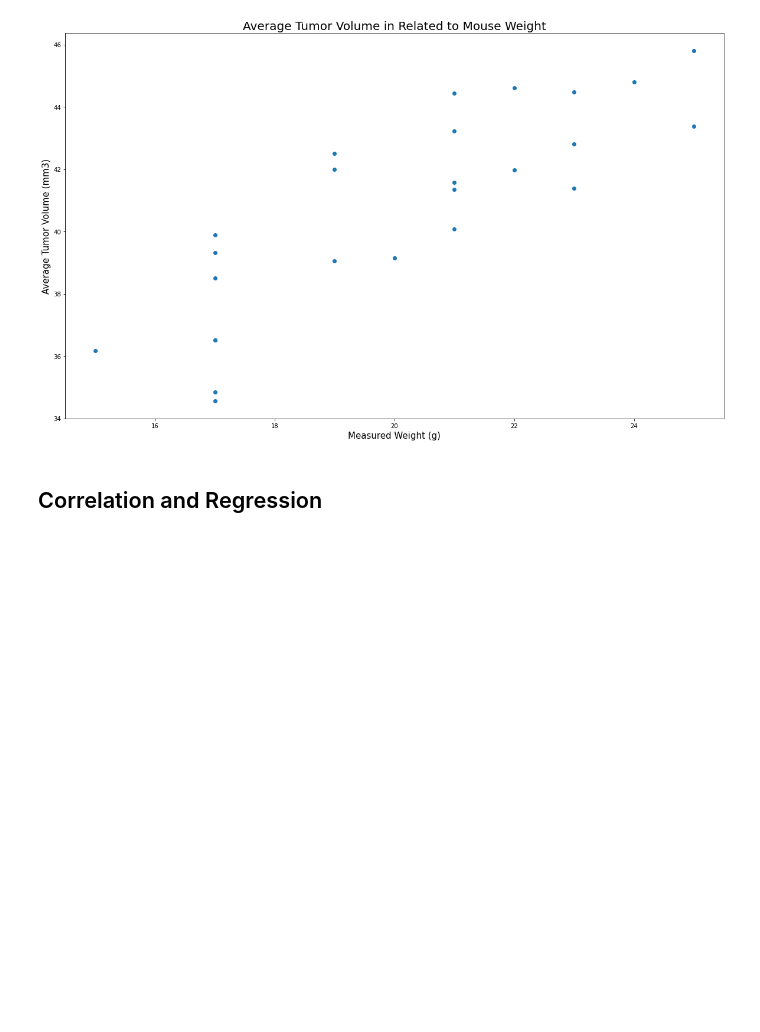
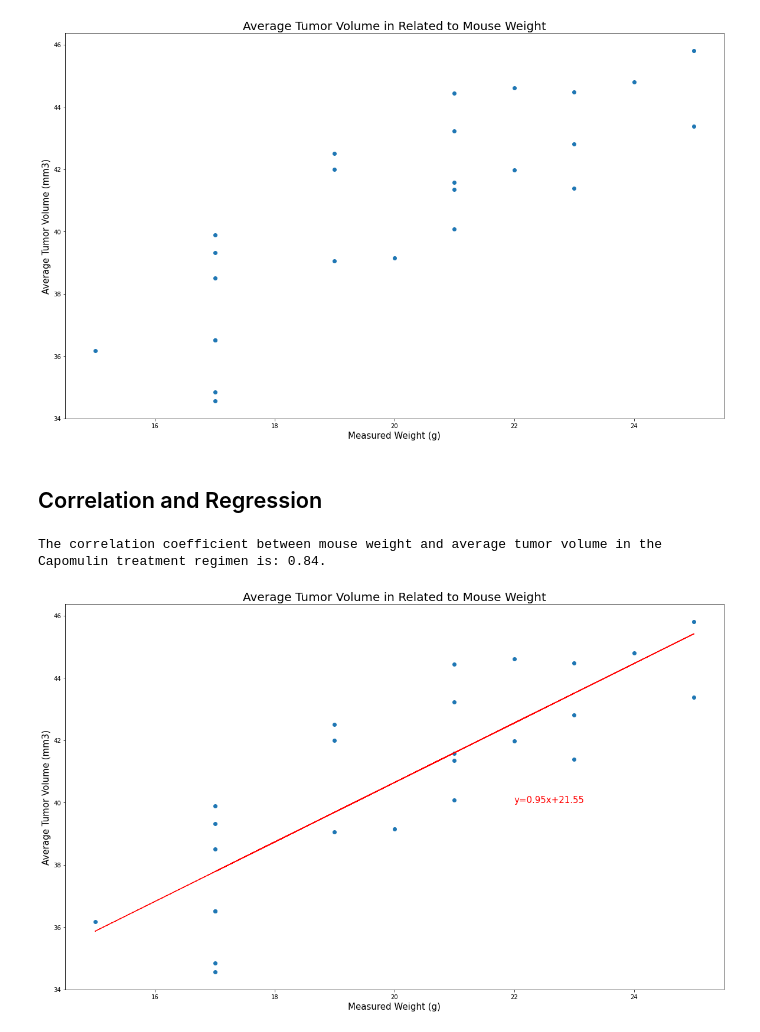
Before and after one commit to cieranmorris/Drug-Therapy-Animal-Study, a Jupyter notebook: pymaceuticals_starter.ipynb, the cells around one changed output. Drawn from its saved outputs; the diff is of its cells as text; code cells hidden in the pictures; blank space fills up the shorter version.

Commit message:
finished linear regression and correlation coefficient

```diff
--- a/pymaceuticals_starter.ipynb
+++ b/pymaceuticals_starter.ipynb
@@ -310,3 +310,40 @@ plt.show()
 # %%
 # Calculate the correlation coefficient and linear regression model
 # for mouse weight and average tumor volume for the Capomulin regimen
+print(f"The correlation coefficient between mouse weight and average tumor volume in the Capomulin treatment regimen is: {round(st.pearsonr(mean_weight, tumor_volume_mean)[0], 2)}.")
+# %% [output]
+The correlation coefficient between mouse weight and average tumor volume in the Capomulin treatment regimen is: 0.84.
+# %%
+#Linear Regression Model for mouse weight and average tumor volume for the Capomulin regimen
+drug_capo_slope, drug_capo_int, dru_capo_r, drug_capo_p, drug_capo_std_err = st.linregress(mean_weight, tumor_volume_mean)
+
+#Equation for average tumor volume based on mouse weight
+best_fit_capo = drug_capo_slope * mean_weight + drug_capo_int
+
+#Create y=mx+b equation
+equation = "y=" + str(round(drug_capo_slope, 2)) + "x+" + str(round(drug_capo_int, 2))
+
+#Repeat code for scatter plot to include line of best fit and y=mx+b equation
+tumor_avg_capomulin = capomulin_treatment.groupby("Mouse ID").mean()
+
+#mean weight measurements and mean tumor volume sizes
+mean_weight = tumor_avg_capomulin["Weight (g)"]
+tumor_volume_mean = tumor_avg_capomulin["Tumor Volume (mm3)"]
+
+plt.figure(figsize = (20,12))
+
+plt.scatter(mean_weight, tumor_volume_mean)
+
+#Add in linear regression/best fit line
+plt.plot(mean_weight, best_fit_capo, "--", color = "red")
+
+#Add in y=mx+b equation
+plt.annotate(equation, (22,40), fontsize = 15, color = "red")
+
+#associated axis labels and chart title
+plt.title("Average Tumor Volume in Related to Mouse Weight", fontsize = 20)
+plt.xlabel("Measured Weight (g)", fontsize = 15)
+plt.ylabel("Average Tumor Volume (mm3)", fontsize = 15)
+plt.show()
+# %% [output]
+[figure, added]
```
